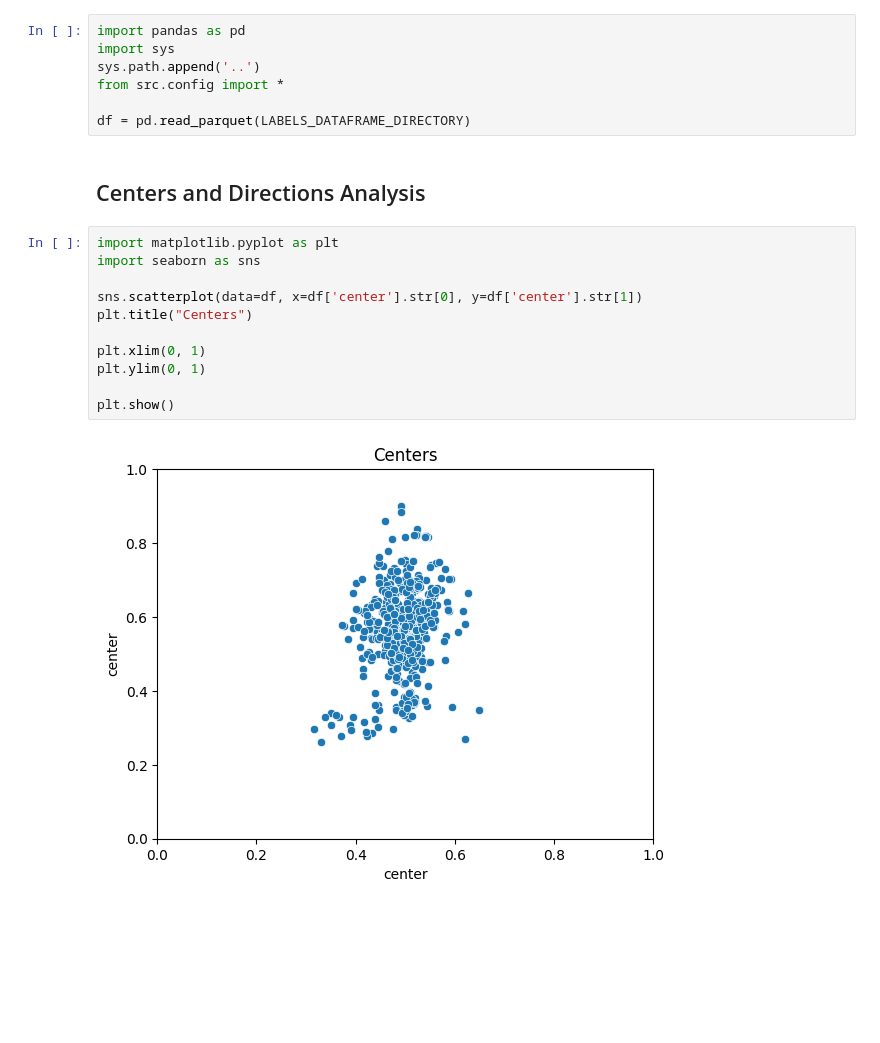
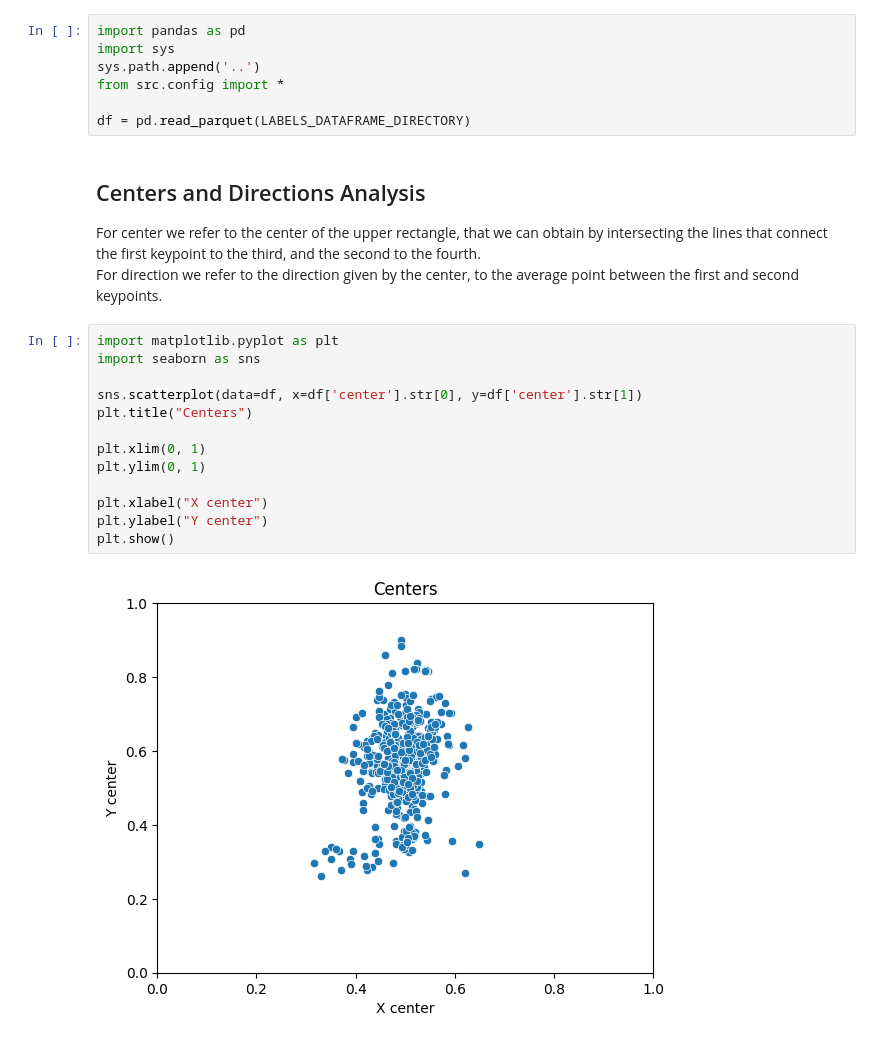
Before and after one commit to GiovaSpine/foosball-in-perspective-detection, a Jupyter notebook: notebooks/labels_profiling.ipynb, the cells around one changed output. Drawn from its saved outputs; the diff is of its cells as text; blank space fills up the shorter version.

```diff
--- a/notebooks/labels_profiling.ipynb
+++ b/notebooks/labels_profiling.ipynb
@@ -17,19 +17,23 @@ from src.config import *
 df = pd.read_parquet(LABELS_DATAFRAME_DIRECTORY)
 # %% [markdown]
 ## Centers and Directions Analysis
+For center we refer to the center of the upper rectangle, that we can obtain by intersecting the lines that connect the first keypoint to the third, and the second to the fourth.<br>
+For direction we refer to the direction given by the center, to the average point between the first and second keypoints.
 # %%
 import matplotlib.pyplot as plt
 import seaborn as sns
 
 sns.scatterplot(data=df, x=df['center'].str[0], y=df['center'].str[1])
 plt.title("Centers")
 
 plt.xlim(0, 1)
 plt.ylim(0, 1)
 
+plt.xlabel("X center")
+plt.ylabel("Y center")
 plt.show()
 # %% [output]
-[figure, old version]
+[figure, new version]
 # %%
 sns.scatterplot(data=df, x=df['direction'].str[0], y=df['direction'].str[1])
 plt.title("Normalized Directions")
```
Also changed, not shown: parts of 7 cells of this notebook, 2 other files.
